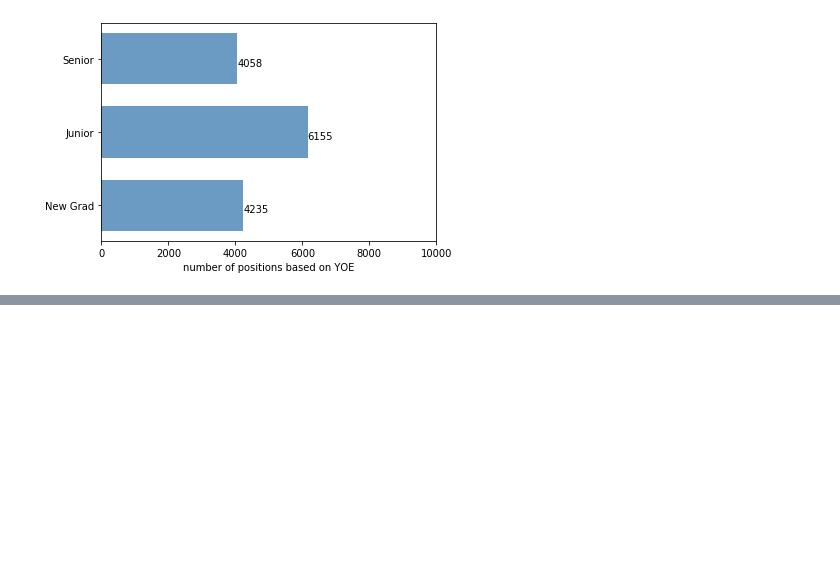
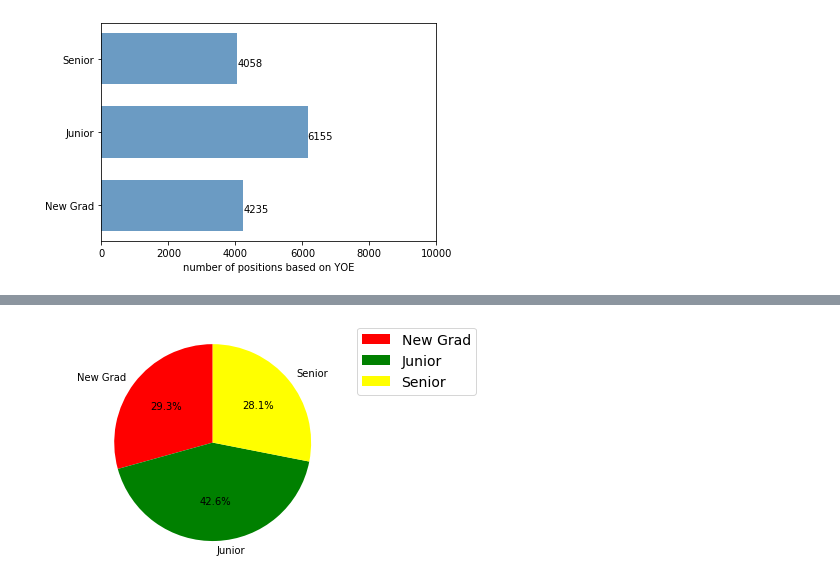
Before and after one commit to Leona-Hu/Skill-Finder, a Jupyter notebook: Skill_Finder_Analysis.ipynb, the cells around one changed output, grey strips where cells are left out. Saved outputs shown, nothing was run; the diff lists cells and outputs as text; code cells hidden in the pictures; blank space fills up the shorter version.

```diff
--- a/Skill_Finder_Analysis.ipynb
+++ b/Skill_Finder_Analysis.ipynb
@@ -486 +502,4 @@ Desktop Automation Engineer
 Name: jobtitle, Length: 15242, dtype: int64
+# %%
+data = [sum(new_grad_data), sum(junior_data), sum(senior_data)]
+labels = ['New Grad', 'Junior', 'Senior']
@@ -486,0 +518,8 @@ Name: jobtitle, Length: 15242, dtype: int64
+# %%
+color = ["red", "green", "yellow"]
+patches, l_text, p_text = plt.pie(data, colors=color, labels=labels, labeldistance=1.1, autopct="%1.1f%%", shadow=False, startangle=90, pctdistance=0.6)
+plt.axis("equal")
+plt.legend( loc = 'upper right',bbox_to_anchor=(1.3, 1.05), fontsize=14, borderaxespad=0.3)
+plt.show()
+# %% [output]
+[figure, added]
```
Also changed, not shown: parts of 5 cells of this notebook.
